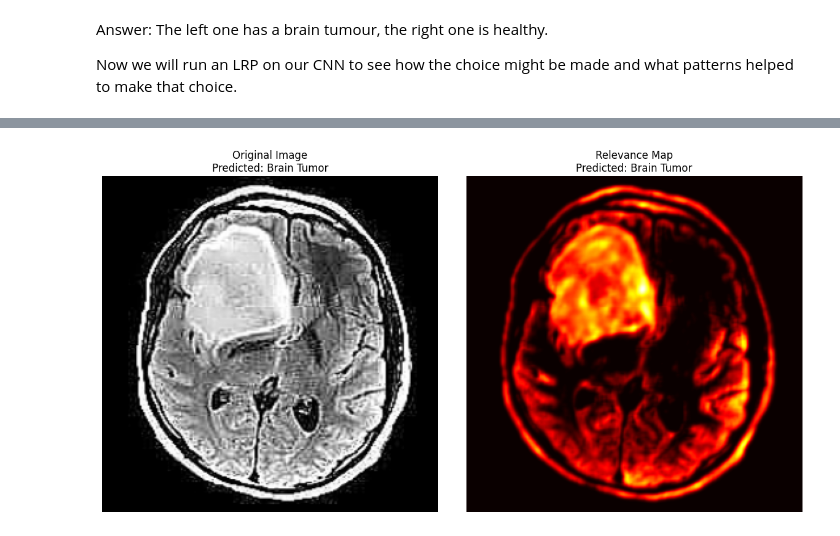
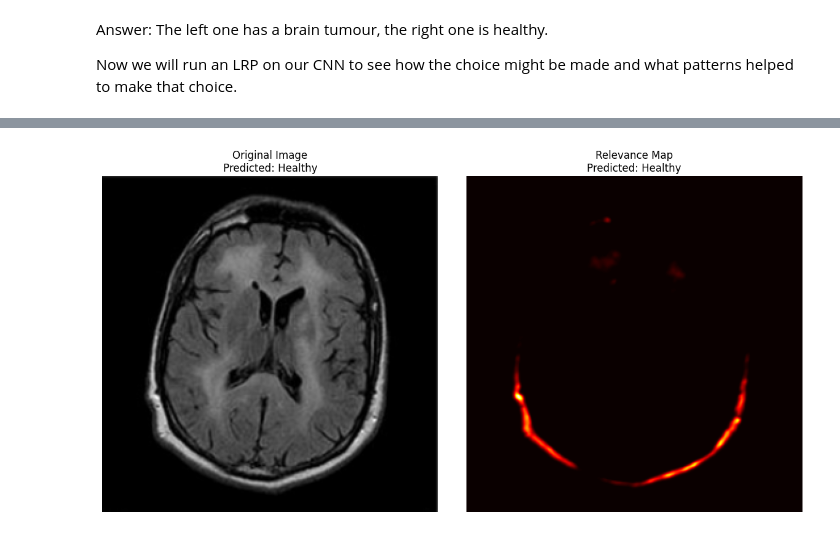
Before and after one commit to einBuegelbrett/Explainable-AI, a Jupyter notebook: main.ipynb, the cells around one changed output, grey strips where cells are left out. Saved outputs shown, nothing was run; the diff lists cells and outputs as text; code cells hidden in the pictures.

```diff
--- a/main.ipynb
+++ b/main.ipynb
@@ -108,7 +102,6 @@ optimizer = optim.SGD(net.parameters(), lr=0.01, momentum=0.9)
 
 for epoch in range(num_epochs):  # Loop over the dataset multiple times
     net.train()  # Set the model to training mode
-    # running_loss = 0.0
     for batch_idx, (inputs, labels) in enumerate(trainloader):
         # Zero the parameter gradients after each batch
         optimizer.zero_grad()
@@ -123,12 +116,4 @@ for epoch in range(num_epochs):  # Loop over the dataset multiple times
         loss.backward()
         optimizer.step()
 
-        """
-        # Accumulate loss
-        running_loss += loss.item()
-        if batch_idx % 500 == 499:  # Print every 100 mini-batches
-            print(f'Epoch {epoch+1}, Batch {batch_idx+1}, Loss: {running_loss / 100:.3f}')
-            running_loss = 0.0
-        """
-
 print('Finished Training')
@@ -228,7 +215,7 @@ At the end, a relevance map is created and visualised for a selected image, show
 - Brain tumor: 101, 257, 1000, 1001, 1003, 1005, 1007, 1022, 1023, 1029, 1034, 2025, 2026, 2035, 2036
 - Healthy: 4, 6
 # %%
-SELECTED_IMAGE: int = 2001
+SELECTED_IMAGE: int = 101
 HAS_BRAIN_TUMOR: bool = False
 
 def load_LRP() -> LRPModel:
@@ -260,34 +247,34 @@ def create_relevance_map(relevance_map, image, predicted_label) -> None:
     ])
 
     input_image_np = transform(image).detach().numpy()
     input_image_np = input_image_np.transpose(1, 2, 0)  # Change from (C, H, W) to (H, W, C)
     input_image_np = (input_image_np * 0.5 + 0.5)  # Unnormalize to [0, 1]
 
     relevance_map = (relevance_map - relevance_map.min()) / (relevance_map.max() - relevance_map.min())
 
     fig, axes = plt.subplots(1, 2, figsize=(12, 6))
 
     axes[0].imshow(input_image_np)
     axes[0].set_title(f"Original Image\nPredicted: {predicted_label}")
     axes[0].axis('off')  # Hide axes
 
     axes[1].imshow(relevance_map, cmap='hot')
     axes[1].set_title(f"Relevance Map\nPredicted: {predicted_label}")
     axes[1].axis('off')  # Hide axes
 
     fig.tight_layout()
     plt.show()
 
 if(HAS_BRAIN_TUMOR):
     image = Image.open(f"./brain-tumor-data-set/Brain-Tumor/Cancer ({SELECTED_IMAGE}).jpg")
 else:
     image = Image.open(f"./brain-tumor-data-set/Healthy/Not Cancer  ({SELECTED_IMAGE}).jpg")
 
 lrp_model = load_LRP()
 relevance_map, predicted_label = run_LRP(lrp_model, image)
 create_relevance_map(relevance_map, image, predicted_label)
 # %% [output]
-[figure, old version]
+[figure, new version]
 # %% [markdown]
 ## Conclusion
 
```
Also changed, not shown: parts of 15 cells of this notebook, 4 other files.
